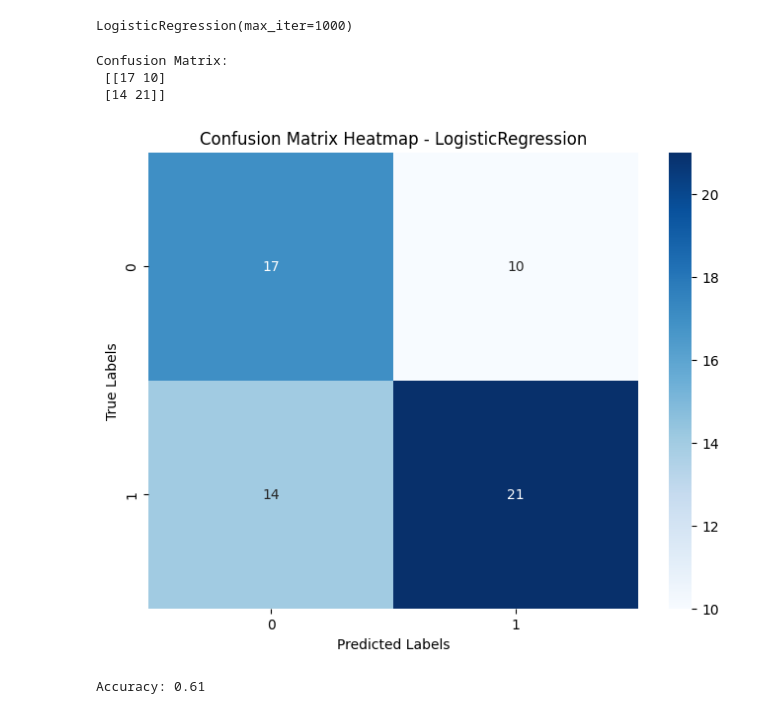
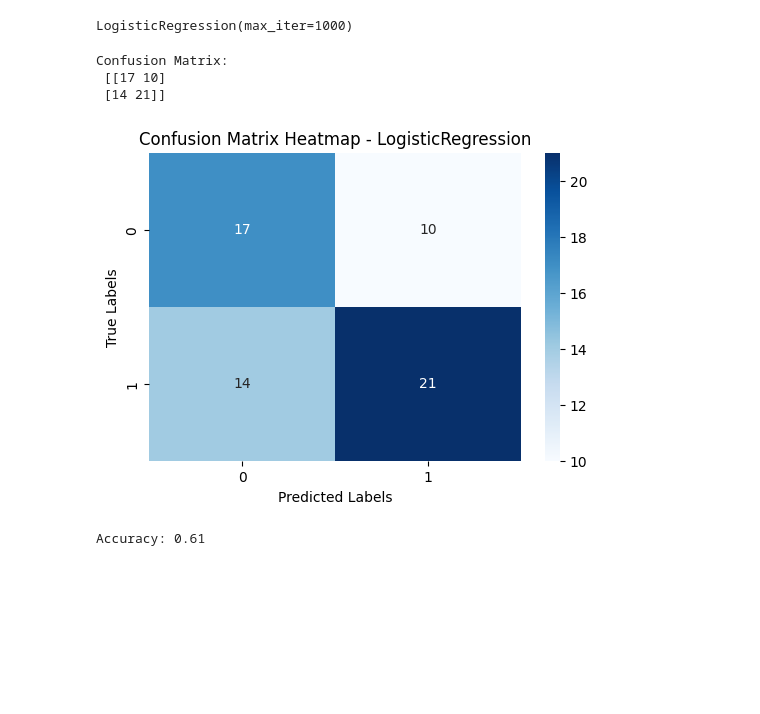
Before and after one commit to Joystondsouza0926/Predicting-Factors-Influencing-Student-Academic-Performance, a Jupyter notebook: final.ipynb, the cells around one changed output. Saved outputs shown, nothing was run; the diff lists cells and outputs as text; code cells hidden in the pictures; blank space fills up the shorter version.

```diff
--- a/final.ipynb
+++ b/final.ipynb
@@ -194,22 +223,22 @@ pred=log_model.predict(X_test_scale)
 # %%
 #logistic
 print("Confusion Matrix: \n",confusion_matrix(y_test,pred))
 
 cm = confusion_matrix(y_test, pred)
 cm
 
 # Plot the heatmap
-plt.figure(figsize=(8, 6))
+plt.figure(figsize=(6,4))
 sns.heatmap(cm, annot=True, fmt='d', cmap='Blues', xticklabels=np.unique(y_test), yticklabels=np.unique(y_test))
 plt.xlabel('Predicted Labels')
 plt.ylabel('True Labels')
 plt.title('Confusion Matrix Heatmap - LogisticRegression')
 plt.show()
 # %% [output]
 Confusion Matrix:
  [[17 10]
  [14 21]]
-[figure, old version]
+[figure, new version]
 # %%
 report = classification_report(y_test, pred, output_dict=True)
 accuracy = report['accuracy']  # Accuracy is directly available in the dictionary
```
Also changed, not shown: parts of 13 cells of this notebook, 2 other files.
